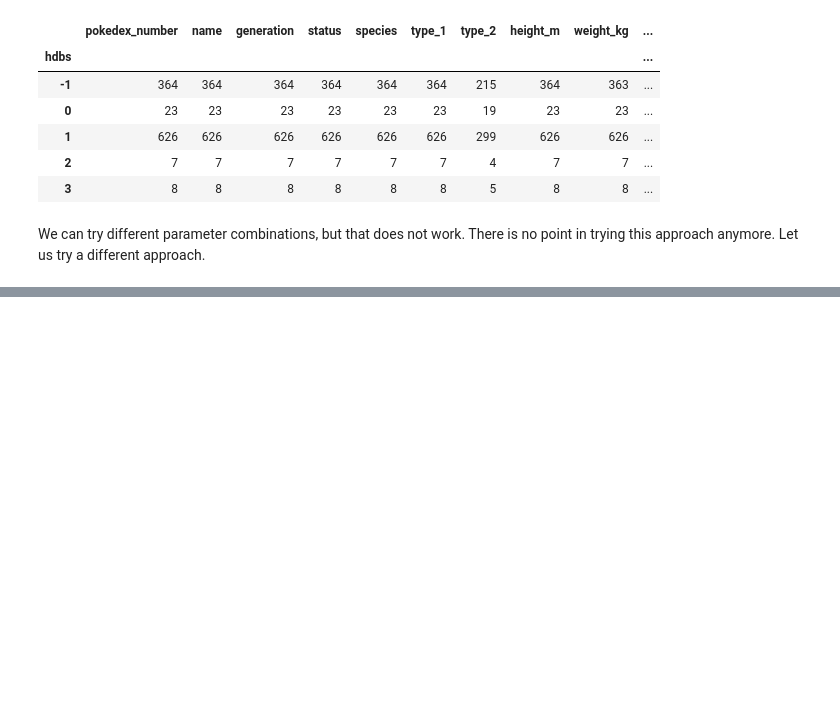
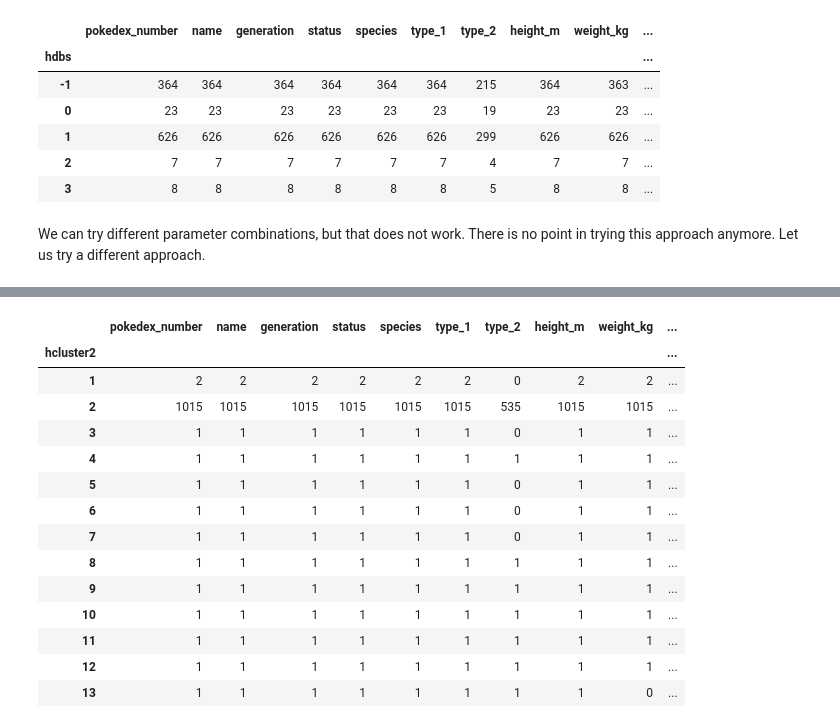
Before and after one commit to Jestefano/pokemonClustering, a Jupyter notebook: Clustering.ipynb, the cells around one changed output, grey strips where cells are left out. Saved outputs shown, nothing was run; the diff lists cells and outputs as text; code cells hidden in the pictures; blank space fills up the shorter version.

```diff
--- a/Clustering.ipynb
+++ b/Clustering.ipynb
@@ -138,0 +149,20 @@ We can try different parameter combinations, but that does not work. There is no
+# %%
+labels = fcluster(mergings, 2, criterion='distance')
+df['hcluster2'] = labels
+df.groupby('hcluster2').count()
+# %% [output]
+|  | pokedex_number | name | generation | status | species | type_1 | type_2 | height_m | weight_kg | ... |
+| hcluster2 |  |  |  |  |  |  |  |  |  | ... |
+| 1 | 2 | 2 | 2 | 2 | 2 | 2 | 0 | 2 | 2 | ... |
+| 2 | 1015 | 1015 | 1015 | 1015 | 1015 | 1015 | 535 | 1015 | 1015 | ... |
+| 3 | 1 | 1 | 1 | 1 | 1 | 1 | 0 | 1 | 1 | ... |
+| 4 | 1 | 1 | 1 | 1 | 1 | 1 | 1 | 1 | 1 | ... |
+| 5 | 1 | 1 | 1 | 1 | 1 | 1 | 0 | 1 | 1 | ... |
+| 6 | 1 | 1 | 1 | 1 | 1 | 1 | 0 | 1 | 1 | ... |
+| 7 | 1 | 1 | 1 | 1 | 1 | 1 | 0 | 1 | 1 | ... |
+| 8 | 1 | 1 | 1 | 1 | 1 | 1 | 1 | 1 | 1 | ... |
+| 9 | 1 | 1 | 1 | 1 | 1 | 1 | 1 | 1 | 1 | ... |
+| 10 | 1 | 1 | 1 | 1 | 1 | 1 | 1 | 1 | 1 | ... |
+| 11 | 1 | 1 | 1 | 1 | 1 | 1 | 1 | 1 | 1 | ... |
+| 12 | 1 | 1 | 1 | 1 | 1 | 1 | 1 | 1 | 1 | ... |
+| 13 | 1 | 1 | 1 | 1 | 1 | 1 | 1 | 1 | 0 | ... |
```
Also changed, not shown: parts of 9 cells of this notebook.
